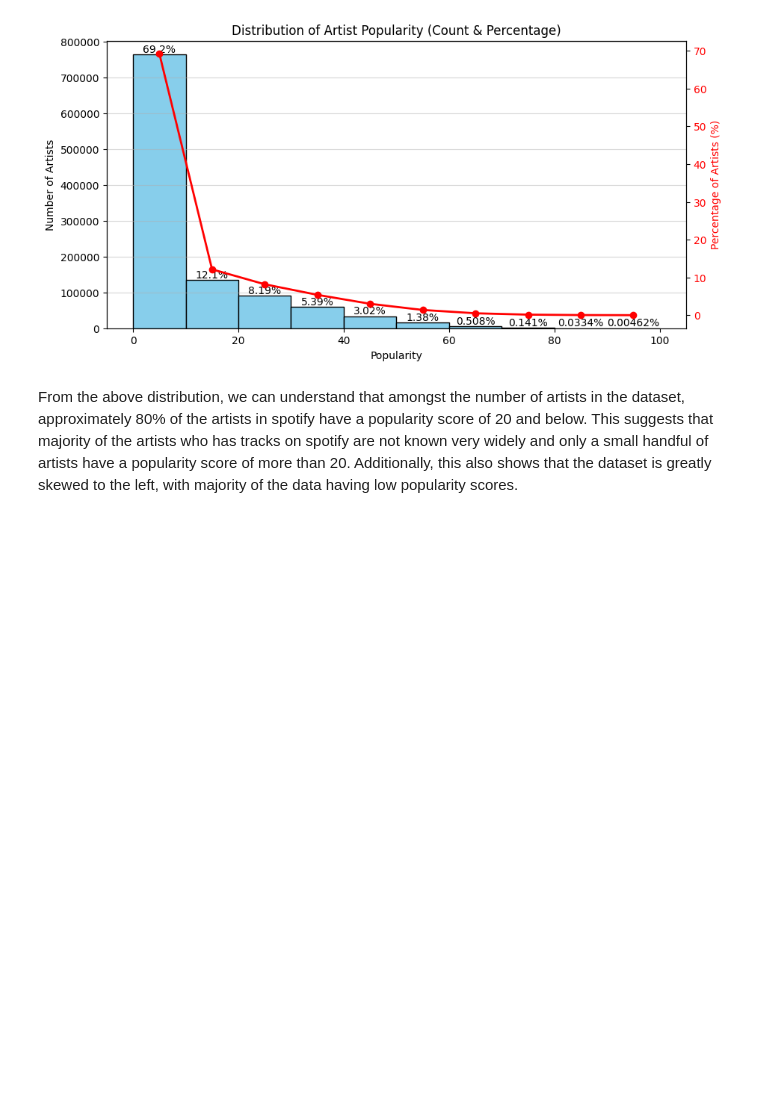
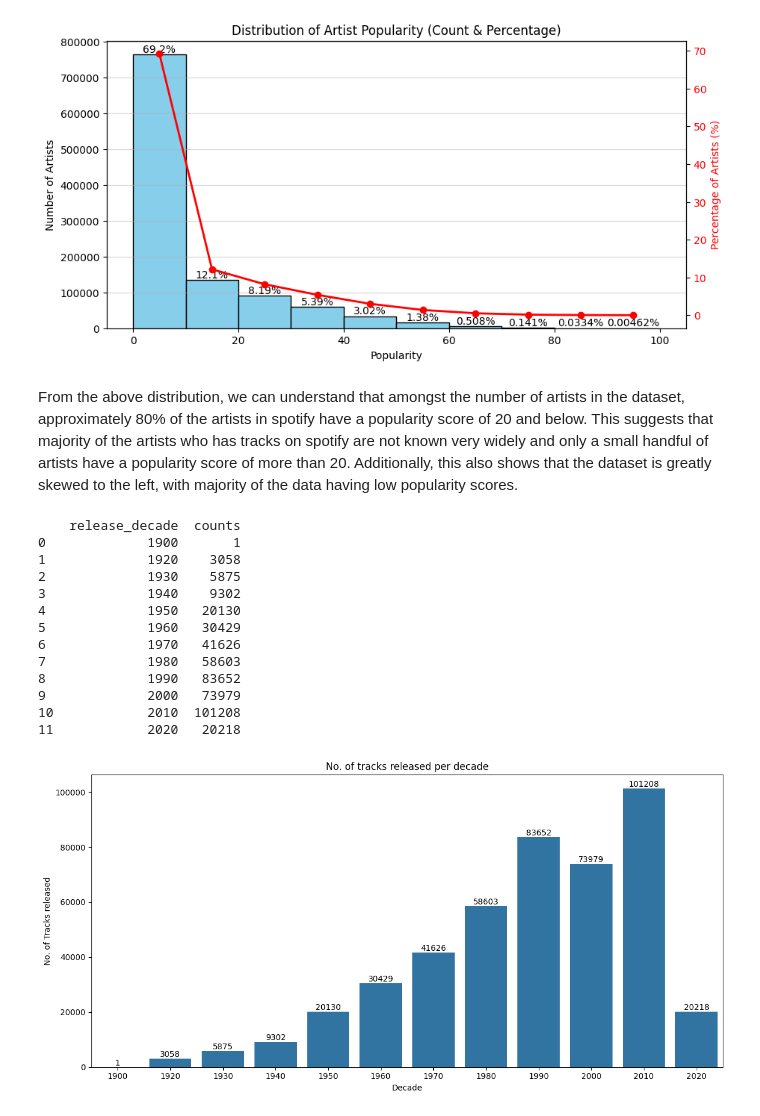
Before and after one commit to jasminetanjm/spotify_DA, a Jupyter notebook: spotifyDA.ipynb, the cells around one changed output. Saved outputs shown, nothing was run; the diff lists cells and outputs as text; code cells hidden in the pictures; blank space fills up the shorter version.

Commit message:
updated the code with tracks released per year, top 5 genres per decade, heatmap and lastly the correlation between loudness and energy

```diff
--- a/spotifyDA.ipynb
+++ b/spotifyDA.ipynb
@@ -371,3 +370,50 @@ Standard deviation of artist popularity: 13.763095645228239
 [figure]
 # %% [markdown]
 From the above distribution, we can understand that amongst the number of artists in the dataset, approximately 80% of the artists in spotify have a popularity score of 20 and below. This suggests that majority of the artists who has tracks on spotify are not known very widely and only a small handful of artists have a popularity score of more than 20. Additionally, this also shows that the dataset is greatly skewed to the left, with majority of the data having low popularity scores.
+# %%
+# no. of tracks released per decade
+unique_tracks = combined_df[['id_track', 'name_track','release_date']].drop_duplicates(['id_track']) #since the tracks and artists dataset was exploded earlier
+                                                                                                     # there contains duplicates of tracks
+unique_tracks['release_date'] = pd.to_datetime(unique_tracks['release_date'], errors='coerce')
+
+unique_tracks['release_yr'] = unique_tracks['release_date'].dt.year
+unique_tracks['release_decade'] = (unique_tracks['release_yr']//10) * 10
+
+tracks_per_decade = unique_tracks.groupby('release_decade').size().reset_index(name='counts')
+tracks_per_decade['release_decade'] = tracks_per_decade['release_decade'].astype(int)
+print(tracks_per_decade)
+
+fig, ax = plt.subplots(figsize=(12,6))
+bar_dec = sns.barplot(data=tracks_per_decade, x='release_decade', y='counts', ax=ax)
+
+ax.set_title("No. of tracks released per decade")
+ax.set_xlabel("Decade")
+ax.set_ylabel("No. of Tracks released")
+
+# Add data labels
+for bar in bar_dec.patches:
+    height = bar.get_height()
+    ax.text(
+        bar.get_x() + bar.get_width() / 2,
+        height,
+        f'{int(height)}',  # or use str(height) if it's not an integer
+        ha='center', va='bottom', fontsize=10
+    )
+
+plt.tight_layout()
+plt.show()
+# %% [output]
+    release_decade  counts
+0             1900       1
+1             1920    3058
+2             1930    5875
+3             1940    9302
+4             1950   20130
+5             1960   30429
+6             1970   41626
+7             1980   58603
+8             1990   83652
+9             2000   73979
+10            2010  101208
+11            2020   20218
+[figure, added]
```
Also changed, not shown: parts of 7 cells of this notebook.
